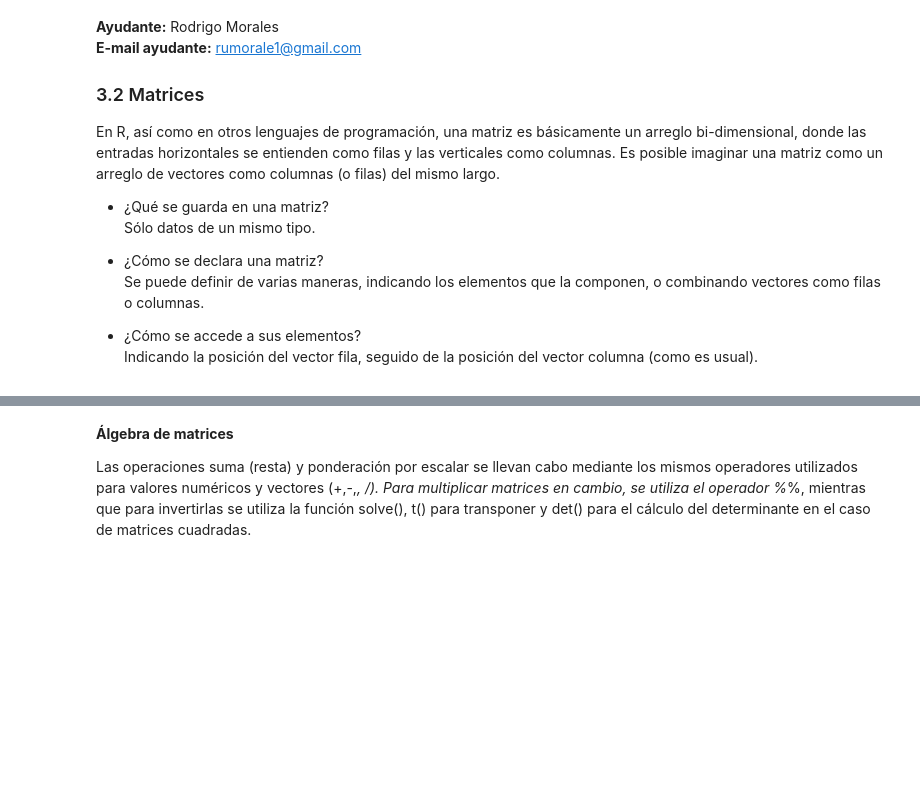
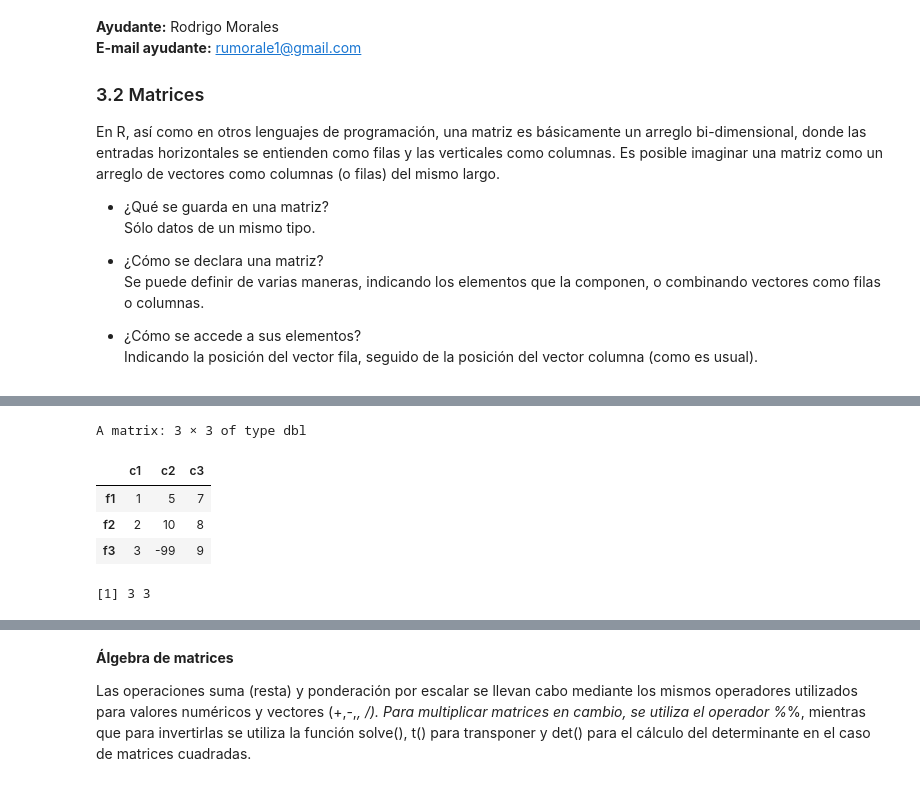
Before and after one commit to majorquev/DBDC_202504_Programacion_en_R_para_ciencia_de_datos, a Jupyter notebook: Clases/Clase2/Clase_2_01_matrices.ipynb, the cells around one changed output, grey strips where cells are left out. Drawn from its saved outputs; the diff is of its cells as text; code cells hidden in the pictures; blank space fills up the shorter version.

```diff
--- a/Clases/Clase2/Clase_2_01_matrices.ipynb
+++ b/Clases/Clase2/Clase_2_01_matrices.ipynb
@@ -80,0 +198,13 @@ M3["f2","c3"]
+# %%
+# Acceso mediante "indicatrices" lógicas
+#Quiero obtener los elementos (3,2) y (2,3) de M
+# 1: Crear una matriz de 3x3 con TRUE en dichas posiciones y FALSE en las restantes.
+M
+dim(M)
+# %% [output]
+A matrix: 3 × 3 of type dbl
+|  | c1 | c2 | c3 |
+| f1 | 1 | 5 | 7 |
+| f2 | 2 | 10 | 8 |
+| f3 | 3 | -99 | 9 |
+[1] 3 3
```
Also changed, not shown: parts of 46 cells of this notebook.
